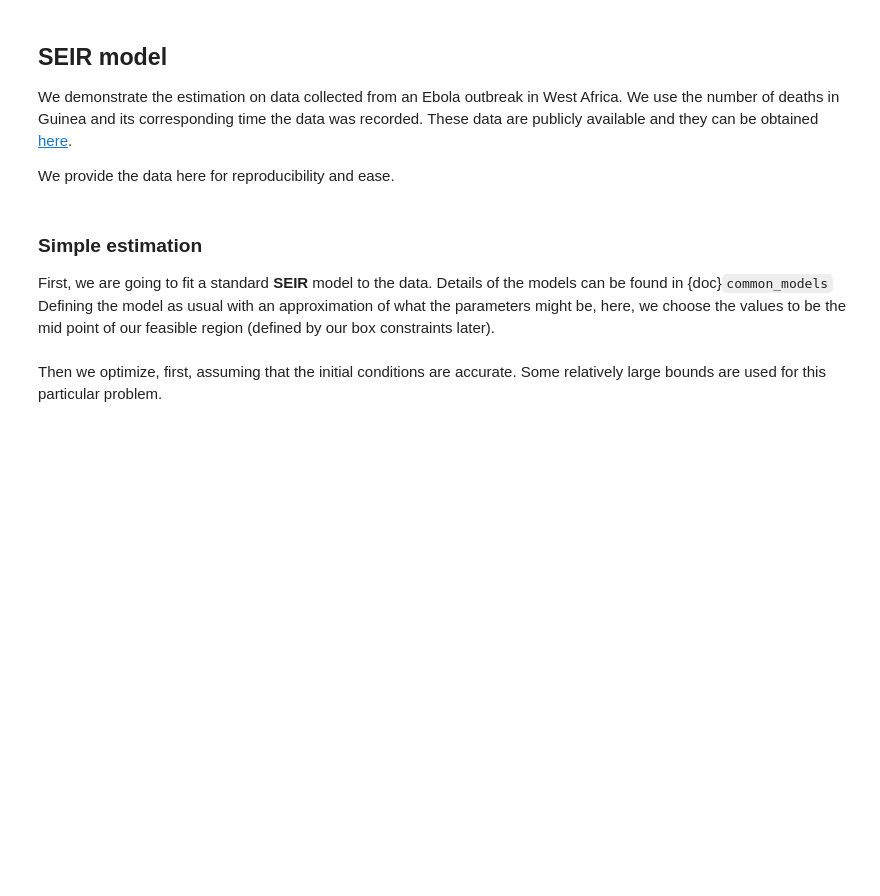
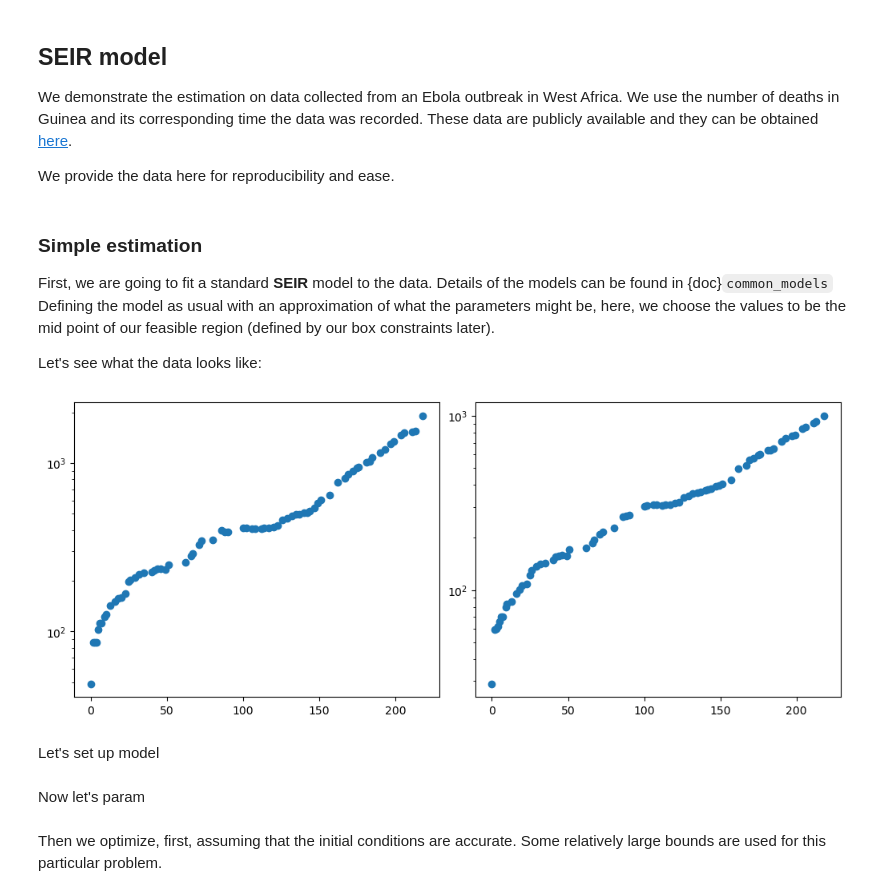
Before and after one commit to ukhsa-collaboration/pygom, a Jupyter notebook: docs/notebooks/paramfit/estimate2.ipynb, the cells around one changed output. Saved outputs shown, nothing was run; the diff lists cells and outputs as text; code cells hidden in the pictures; blank space fills up the shorter version.

```diff
--- a/docs/notebooks/paramfit/estimate2.ipynb
+++ b/docs/notebooks/paramfit/estimate2.ipynb
@@ -52,24 +52,23 @@ Details of the models can be found in {doc}`common_models` Defining the model
 as usual with an approximation of what the parameters might be, here,
 we choose the values to be the mid point of our feasible region (defined
 by our box constraints later).
+
+Let's see what the data looks like:
-# %%
-from pygom import SquareLoss, common_models
-
-import numpy, scipy.optimize
-
-import matplotlib.pyplot as plt
-
-theta = numpy.array([5.0, 5.0, 5.0])
-
-ode = common_models.SEIR(theta)
-
-population = 1175e4
-
-y = numpy.reshape(numpy.append(numpy.array(yCase), numpy.array(yDeath)),
-                  (len(yCase),2), 'F')/population
-
-x0 = [1., 0., 49.0/population, 29.0/population]
-
-t0 = t[0]
-
-objLegrand = SquareLoss(theta, ode, x0, t0, t[1::], y[1::,:], ['I','R'], numpy.sqrt([population\]*2))
+# %%
+import numpy
+population = 1175e4
+y = numpy.reshape(numpy.append(numpy.array(yCase), numpy.array(yDeath)),
+                  (len(yCase),2), 'F')#/population
+
+import matplotlib.pyplot as plt
+
+f, axarr = plt.subplots(1,2, layout='constrained', figsize=(10, 4))
+
+axarr[0].scatter(t, y[:,0])
+axarr[1].scatter(t, y[:,1])
+axarr[0].set_yscale('log')
+axarr[1].set_yscale('log')
+# %% [output]
+[figure, added]
+# %% [markdown]
+Let's set up model
@@ -76,3 +99,5 @@ objLegrand = SquareLoss(theta, ode, x0, t0, t[1::], y[1::,:], ['I','R'], numpy.s
+# %% [markdown]
+Now let's param
 # %% [markdown]
 
 Then we optimize, first, assuming that the initial conditions are
```
Also changed, not shown: parts of 12 cells of this notebook, 16 other files.
